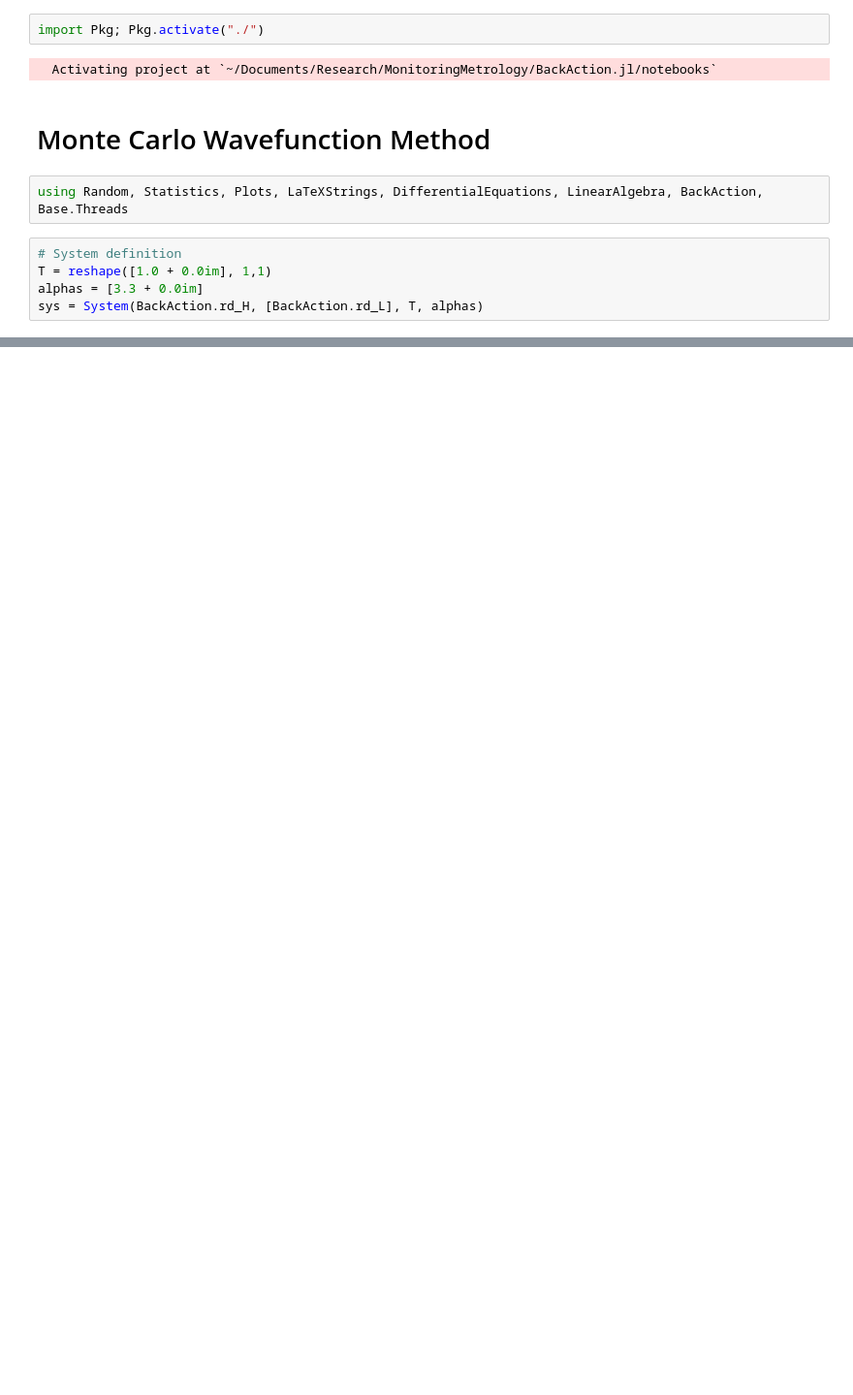
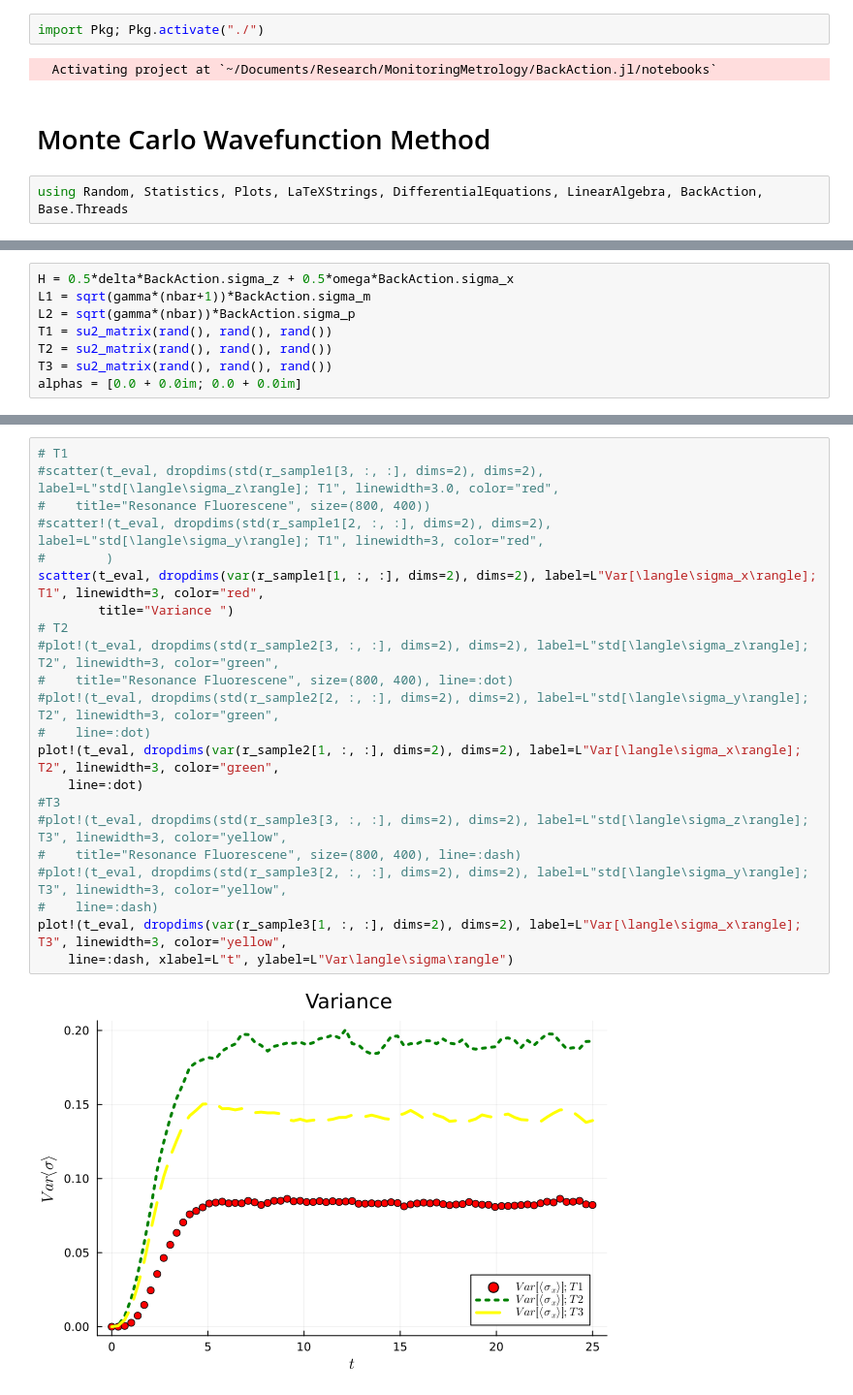
Before and after one commit to Ste1nb0cK/BackAction.jl, a Jupyter notebook: notebooks/NewUnravelings.ipynb, the cells around one changed output, grey strips where cells are left out. Shown at 97% size. Drawn from its saved outputs; the diff is of its cells as text; blank space fills up the shorter version.

```diff
--- a/notebooks/NewUnravelings.ipynb
+++ b/notebooks/NewUnravelings.ipynb
@@ -6,8 +6,3 @@ import Pkg; Pkg.activate("./")
 # Monte Carlo Wavefunction Method
 # %%
 using Random, Statistics, Plots, LaTeXStrings, DifferentialEquations, LinearAlgebra, BackAction, Base.Threads
-# %%
-# System definition
-T = reshape([1.0 + 0.0im], 1,1)
-alphas = [3.3 + 0.0im]
-sys = System(BackAction.rd_H, [BackAction.rd_L], T, alphas)
@@ -57,0 +94,8 @@ plot!(t_eval, t -> 2*exp(-BackAction.rd_gamma*t) - 1, label="Analytical", linewi
+# %%
+H = 0.5*delta*BackAction.sigma_z + 0.5*omega*BackAction.sigma_x
+L1 = sqrt(gamma*(nbar+1))*BackAction.sigma_m
+L2 = sqrt(gamma*(nbar))*BackAction.sigma_p
+T1 = su2_matrix(rand(), rand(), rand())
+T2 = su2_matrix(rand(), rand(), rand())
+T3 = su2_matrix(rand(), rand(), rand())
+alphas = [0.0 + 0.0im; 0.0 + 0.0im]
@@ -57,0 +182,24 @@ plot!(t_eval, t -> 2*exp(-BackAction.rd_gamma*t) - 1, label="Analytical", linewi
+# %%
+# T1
+#scatter(t_eval, dropdims(std(r_sample1[3, :, :], dims=2), dims=2), label=L"std[\langle\sigma_z\rangle]; T1", linewidth=3.0, color="red",
+#    title="Resonance Fluorescene", size=(800, 400))
+#scatter!(t_eval, dropdims(std(r_sample1[2, :, :], dims=2), dims=2), label=L"std[\langle\sigma_y\rangle]; T1", linewidth=3, color="red",
+#        )
+scatter(t_eval, dropdims(var(r_sample1[1, :, :], dims=2), dims=2), label=L"Var[\langle\sigma_x\rangle]; T1", linewidth=3, color="red",
+        title="Variance ")
+# T2
+#plot!(t_eval, dropdims(std(r_sample2[3, :, :], dims=2), dims=2), label=L"std[\langle\sigma_z\rangle]; T2", linewidth=3, color="green",
+#    title="Resonance Fluorescene", size=(800, 400), line=:dot)
+#plot!(t_eval, dropdims(std(r_sample2[2, :, :], dims=2), dims=2), label=L"std[\langle\sigma_y\rangle]; T2", linewidth=3, color="green",
+#    line=:dot)
+plot!(t_eval, dropdims(var(r_sample2[1, :, :], dims=2), dims=2), label=L"Var[\langle\sigma_x\rangle]; T2", linewidth=3, color="green",
+    line=:dot)
+#T3
+#plot!(t_eval, dropdims(std(r_sample3[3, :, :], dims=2), dims=2), label=L"std[\langle\sigma_z\rangle]; T3", linewidth=3, color="yellow",
+#    title="Resonance Fluorescene", size=(800, 400), line=:dash)
+#plot!(t_eval, dropdims(std(r_sample3[2, :, :], dims=2), dims=2), label=L"std[\langle\sigma_y\rangle]; T3", linewidth=3, color="yellow",
+#    line=:dash)
+plot!(t_eval, dropdims(var(r_sample3[1, :, :], dims=2), dims=2), label=L"Var[\langle\sigma_x\rangle]; T3", linewidth=3, color="yellow",
+    line=:dash, xlabel=L"t", ylabel=L"Var\langle\sigma\rangle")
+# %% [output]
+[figure, added]
```
Also changed, not shown: parts of 16 cells of this notebook, 1 other file.
